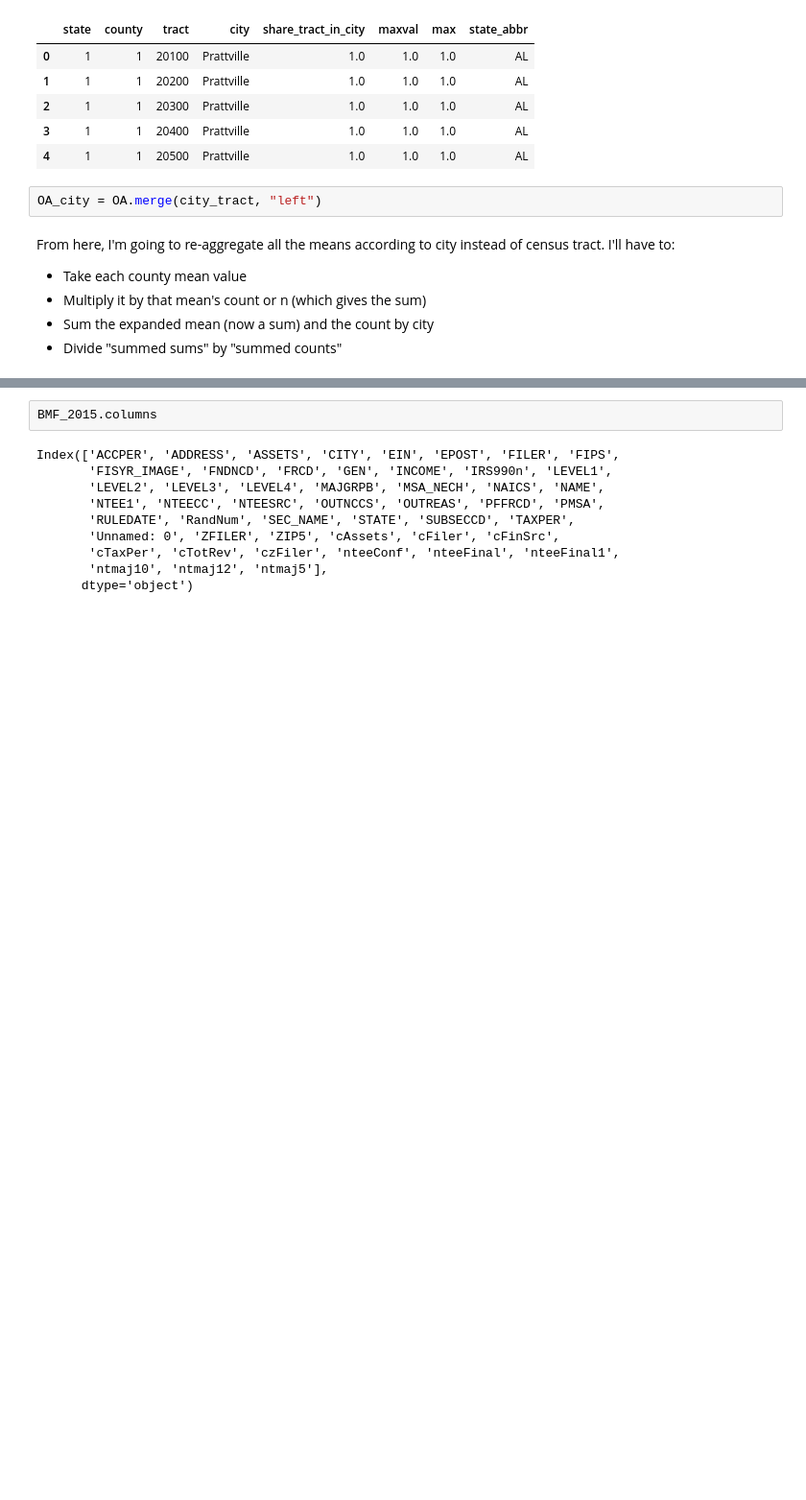
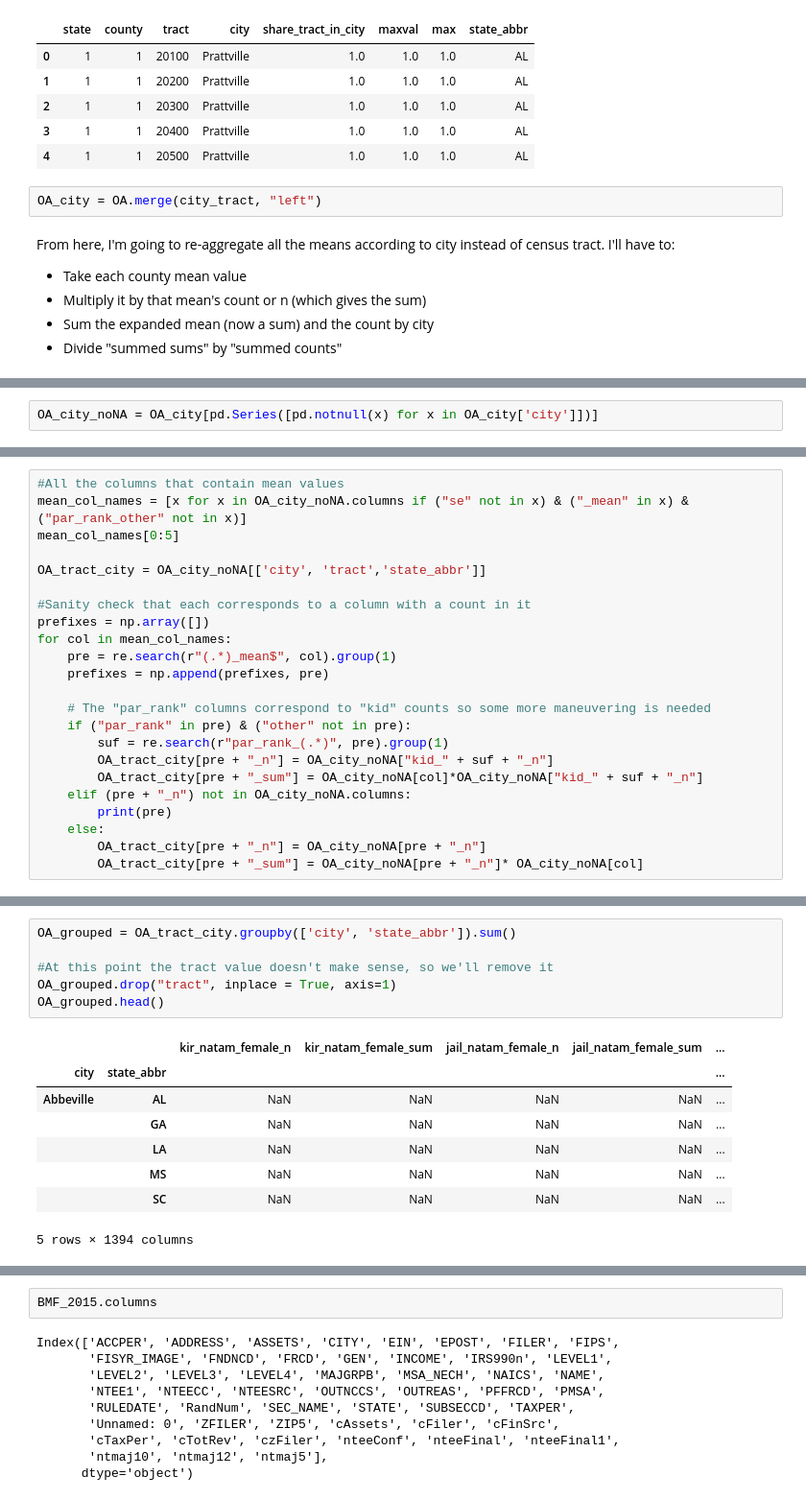
Before and after one commit to KatiaMinaWilliams/spinach-sweaters, a Jupyter notebook: NPOpp/NPOpp_clean_and_merge.ipynb, the cells around one changed output, grey strips where cells are left out. Shown at 96% size. Cells and saved outputs as stored; diff of their text form; blank space fills up the shorter version.

Commit message:
OA reaggregated by city/state (means) BUT turns out there are cities with the same name in the same state so might need zip also? Did their crosswalk even have zip?

```diff
--- a/NPOpp/NPOpp_clean_and_merge.ipynb
+++ b/NPOpp/NPOpp_clean_and_merge.ipynb
@@ -116,0 +103,2 @@ mean_col_names
+# %%
+OA_city_noNA = OA_city[pd.Series([pd.notnull(x) for x in OA_city['city']])]
@@ -116,0 +143,23 @@ mean_col_names
+# %%
+#All the columns that contain mean values
+mean_col_names = [x for x in OA_city_noNA.columns if ("se" not in x) & ("_mean" in x) & ("par_rank_other" not in x)]
+mean_col_names[0:5]
+
+OA_tract_city = OA_city_noNA[['city', 'tract','state_abbr']]
+
+#Sanity check that each corresponds to a column with a count in it
+prefixes = np.array([])
+for col in mean_col_names:
+    pre = re.search(r"(.*)_mean$", col).group(1)
+    prefixes = np.append(prefixes, pre)
+
+    # The "par_rank" columns correspond to "kid" counts so some more maneuvering is needed
+    if ("par_rank" in pre) & ("other" not in pre):
+        suf = re.search(r"par_rank_(.*)", pre).group(1)
+        OA_tract_city[pre + "_n"] = OA_city_noNA["kid_" + suf + "_n"]
+        OA_tract_city[pre + "_sum"] = OA_city_noNA[col]*OA_city_noNA["kid_" + suf + "_n"]
+    elif (pre + "_n") not in OA_city_noNA.columns:
+        print(pre)
+    else:
+        OA_tract_city[pre + "_n"] = OA_city_noNA[pre + "_n"]
+        OA_tract_city[pre + "_sum"] = OA_city_noNA[pre + "_n"]* OA_city_noNA[col]
@@ -116,0 +184,15 @@ mean_col_names
+# %%
+OA_grouped = OA_tract_city.groupby(['city', 'state_abbr']).sum()
+
+#At this point the tract value doesn't make sense, so we'll remove it
+OA_grouped.drop("tract", inplace = True, axis=1)
+OA_grouped.head()
+# %% [output]
+|  |  | kir_natam_female_n | kir_natam_female_sum | jail_natam_female_n | jail_natam_female_sum | ... |
+| city | state_abbr |  |  |  |  | ... |
+| Abbeville | AL | NaN | NaN | NaN | NaN | ... |
+|  | GA | NaN | NaN | NaN | NaN | ... |
+|  | LA | NaN | NaN | NaN | NaN | ... |
+|  | MS | NaN | NaN | NaN | NaN | ... |
+|  | SC | NaN | NaN | NaN | NaN | ... |
+5 rows × 1394 columns
```
Also changed, not shown: parts of 12 cells of this notebook, 1 other file.
